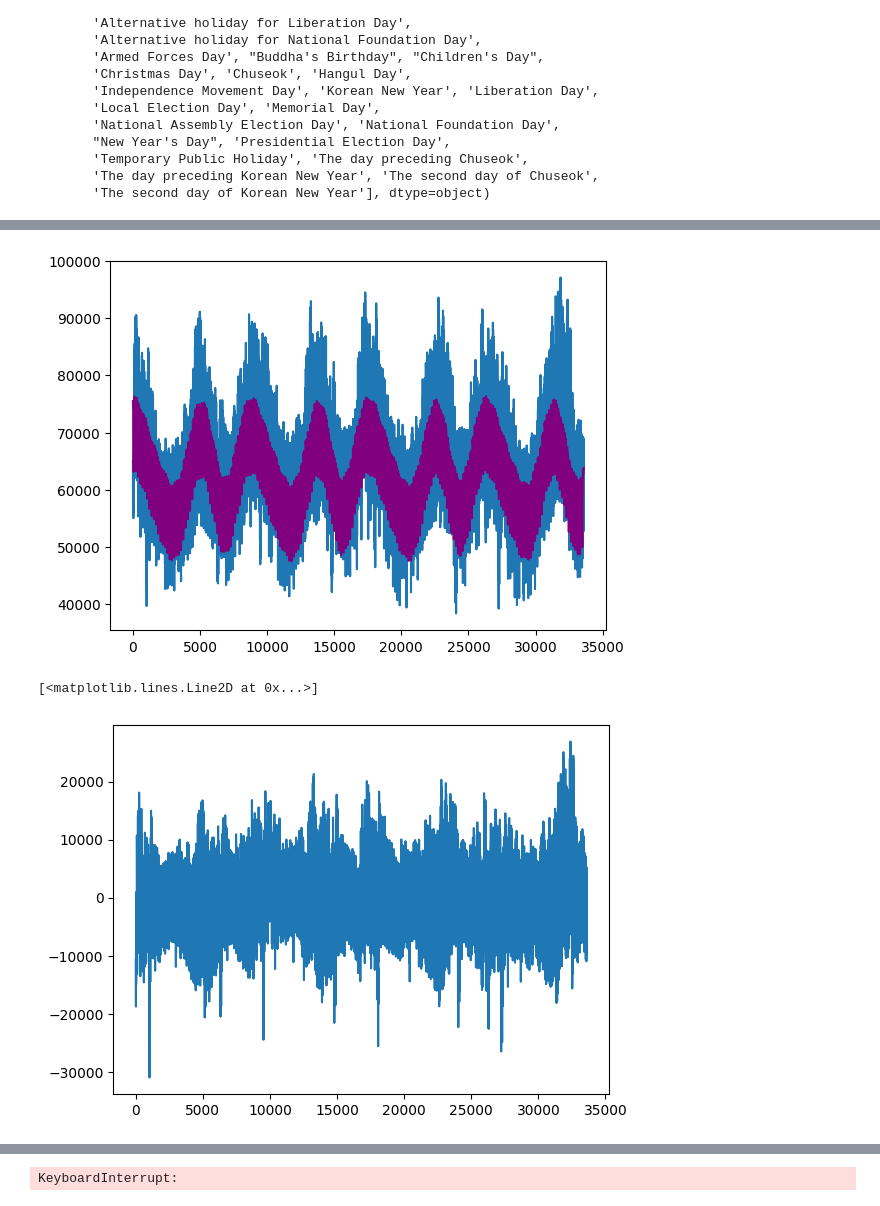
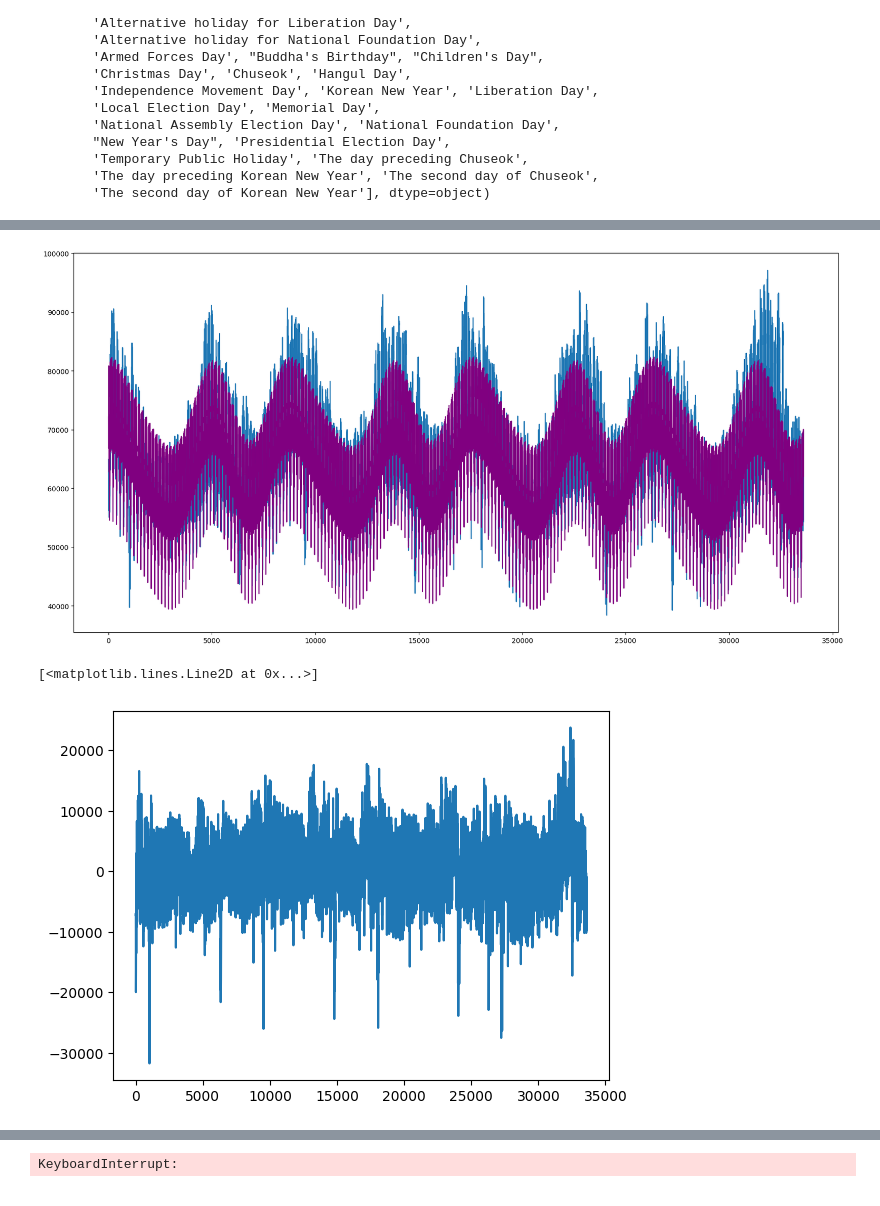
Before and after one commit to zongseung/powerdemand-prediction, a Jupyter notebook: SCI/time_fourier.ipynb, the cells around one changed output, grey strips where cells are left out. Saved outputs shown, nothing was run; the diff lists cells and outputs as text; code cells hidden in the pictures.

```diff
--- a/SCI/time_fourier.ipynb
+++ b/SCI/time_fourier.ipynb
@@ -171,11 +171,16 @@ best_K_combo = None
 best_model = None
 best_X_all = None
 
+# 수정된 주기 정의
+daily_period = 24          # 1일 = 24시간
+weekly_period = 24 * 7      # 1주 = 168시간
+yearly_period = 24 * 365.25 # 1년 = 8766시간 (평균, 윤년 고려)
+
 for Kd, Kw, Ky in product(daily_K_vals, weekly_K_vals, yearly_K_vals):
     X_all = np.hstack([
-        generate_fourier_terms(t_all, 24*7, Kd),       # 주간
-        generate_fourier_terms(t_all, 24*31, Kw),      # 월간
-        generate_fourier_terms(t_all, 8760 , Ky)      # 연간
+        generate_fourier_terms(t_all, daily_period, Kd),    # 일간
+        generate_fourier_terms(t_all, weekly_period, Kw),   # 주간
+        generate_fourier_terms(t_all, yearly_period, Ky)    # 연간
     ])
 
     X_train = X_all[:train_end]
@@ -204,11 +209,11 @@ df_result["t"] = t_all
 df_result["Fourier_Seasonality"] = seasonality_pred
 df_result["Fourier_Residual"] = residuals
 
-# 결과 생성
+# 결과 출력
 Kd_best, Kw_best, Ky_best = best_K_combo
 print(f"최적의 K 값 조합:")
-print(f"  - 주간 주기 Kd = {Kd_best}")
-print(f"  - 월간 주기 Kw = {Kw_best}")
+print(f"  - 일간 주기 Kd = {Kd_best}")
+print(f"  - 주간 주기 Kw = {Kw_best}")
 print(f"  - 연간 주기 Ky = {Ky_best}")
 print(f"  - 검증 MSE = {best_mse:.2f}")
 # %% [output]
@@ -264,12 +285,13 @@ plt.show()
 # %%
 # 그래프 생성
+plt.figure(figsize=(20,10))
 plt.plot(df_result["t"], df_result["power demand(MW)"])
 plt.plot(df_result["t"], df_result["Fourier_Seasonality"], label="Fourier Seasonality", color='purple')
 plt.show()
 
 # 잔차 생성
 plt.plot(df_result["t"], df_result["Fourier_Residual"])
 # %% [output]
-[figure, old version]
+[figure, new version]
 [<matplotlib.lines.Line2D at 0x...>]
-[figure, old version]
+[figure, new version]
```
Also changed, not shown: parts of 22 cells of this notebook.
